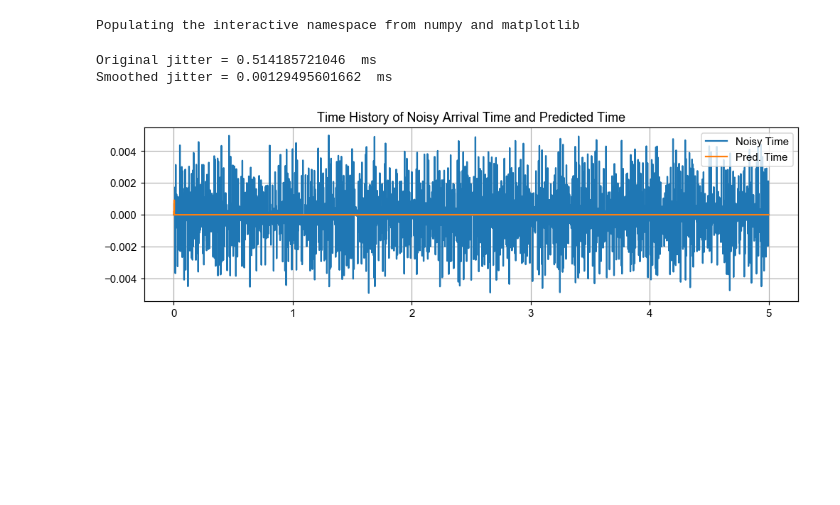
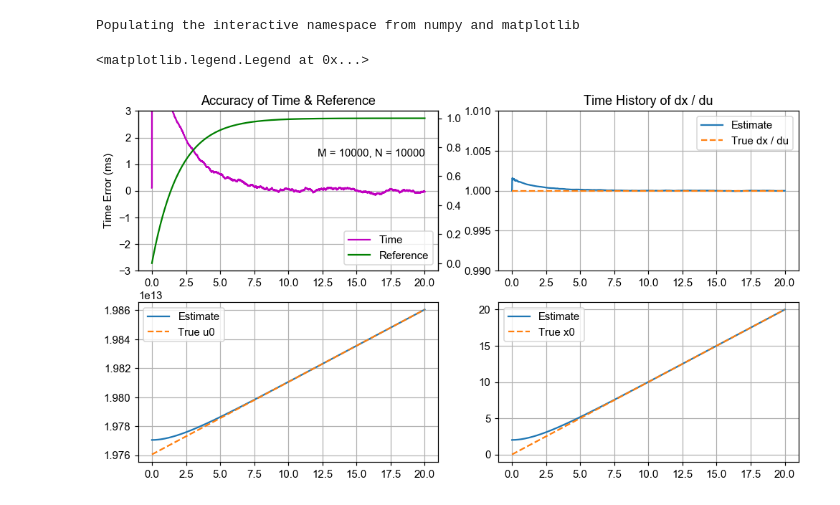
Before and after one commit to OURadar/RadarKit, a Jupyter notebook: python/RKClock.ipynb, the cells around one changed output. Cells and saved outputs as stored; diff of their text form; code cells hidden in the pictures; blank space fills up the shorter version.

```diff
--- a/python/RKClock.ipynb
+++ b/python/RKClock.ipynb
@@ -16,11 +16,12 @@ import numpy.matlib
 # Time interval between readings
 d = 1.0 / 5000.0
 # Stride size of the running window
-N = 2500
+M = 10000
+N = 10000
 # Time-series data usually come in chunks
 chunk_size = 16
-# Have the time-series to be at least 5.0 seconds
-K = int(floor(max(10 * N, round(5.0 / d)) / chunk_size) * chunk_size)
+# Have the time-series to be at least X seconds
+K = int(floor(max(10 * N, round(20.0 / d)) / chunk_size) * chunk_size)
 # A scaling constant of the clean reference
 tics_per_second = 1000000
 # Double time in seconds
@@ -37,18 +38,18 @@ h_x0 = np.ones(x.shape) * np.nan
 h_u0 = np.ones(x.shape) * np.nan
 h_dx = np.ones(x.shape) * np.nan
 t = np.ones(x.shape) * np.nan
-b = 1.0 / N
+b = 1.0 / M
 a = 1.0 - b
 
 # Block size
-M = 16
+L = 16
 
 for i in range(2, len(x)):
     if i < N:
         dx_du = (x[i] - x[0]) / (u[i] - u[0])
     else:
         dx_du = (x[i] - x[i - N]) / (u[i] - u[i - N])
-    if i <= M:
+    if i <= L:
         x0 = x[i]
         u0 = (u[i] - u[0]) / i + u[0]
         dx = a * (x[i - 1] - x[0]) / (u[i - 1] - u[0]) + b * dx_du
@@ -65,3 +66,40 @@ for i in range(2, len(x)):
 # For plotting, set the beginning t values to be nice
 t[1] = t[2] - d
 t[0] = t[1] - d
+# %%
+fig = matplotlib.pyplot.figure(figsize=(11, 6))
+
+ax1 = fig.add_subplot(221)
+h1 = ax1.plot(y - y[0], 1.0e3 * (t - y), '-m')
+ax1.grid()
+ax1.text(y[-1] - y[0], 1.3, 'M = {}, N = {}'.format(M, N), ha='right')
+matplotlib.pyplot.ylabel('Time Error (ms)')
+matplotlib.pyplot.ylim([-3.0, 3.0])
+ax1b = ax1.twinx()
+h2 = ax1b.plot(y - y[0], (u - h_u0) * 1.0e-6 / M, 'g')
+# matplotlib.pyplot.ylim([0, 1.0e9])
+ax1b.legend(h1 + h2, ['Time', 'Reference'], loc=4)
+matplotlib.pyplot.title('Accuracy of Time & Reference')
+
+ax2 = fig.add_subplot(222)
+ax2.plot(y - y[0], h_dx / d * 1.0e6, label='Estimate')
+ax2.plot([0, len(x) * d], np.array([1.0, 1.0]), '--', label='True dx / du')
+ax2.grid()
+ax2.legend()
+matplotlib.pyplot.ylim(np.array([0.99, 1.01]))
+matplotlib.pyplot.title('Time History of dx / du')
+
+ax3 = fig.add_subplot(223)
+h31 = ax3.plot(y - y[0], (h_u0 + tics_per_second * M))
+h32 = ax3.plot([0, K * d], np.array([u[0], u[-1]]), '--')
+ax3.grid()
+ax3.legend(h31 + h32, ['Estimate', 'True u0'])
+
+ax4 = fig.add_subplot(224)
+h41 = ax4.plot(y - y[0], h_x0 - 7000.0 + d * M)
+h42 = ax4.plot([0, K * d], [0, K * d], '--')
+ax4.grid()
+ax4.legend(h41 + h42, ['Estimate', 'True x0'])
+# %% [output]
+<matplotlib.legend.Legend at 0x...>
+[figure, added]
@@ -74,7 +114,3 @@ matplotlib.pyplot.legend()
 matplotlib.pyplot.title('Time History of Noisy Arrival Time and Predicted Time')
 print('Original jitter =', np.std(np.diff(x[-N:])) * 1.0e3, ' ms')
 print('Smoothed jitter =', np.std(np.diff(t[-N:])) * 1.0e3, ' ms')
-# %% [output]
-Original jitter = 0.514185721046  ms
-Smoothed jitter = 0.00129495601662  ms
-[figure, removed]
```
Also changed, not shown: parts of 2 cells of this notebook.
